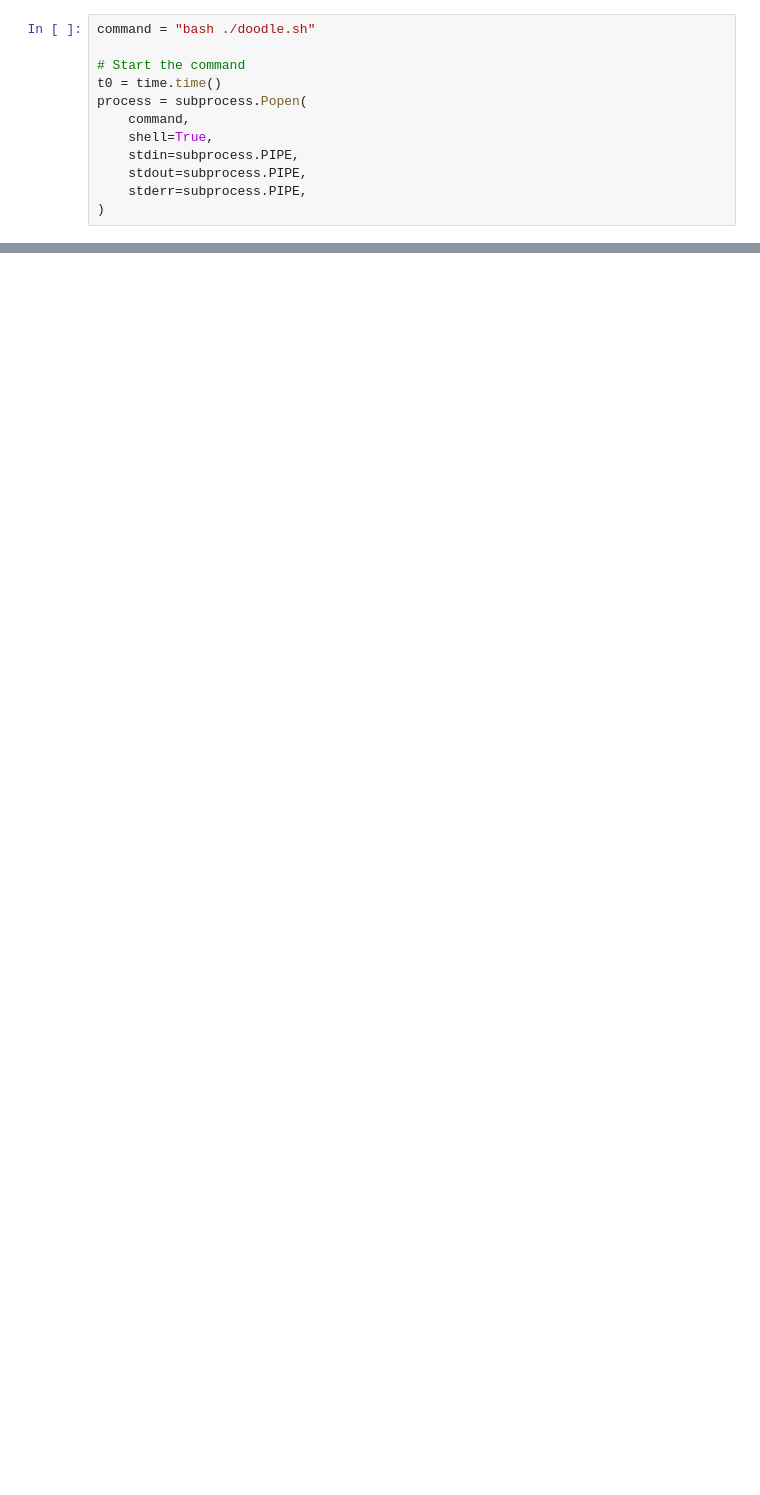
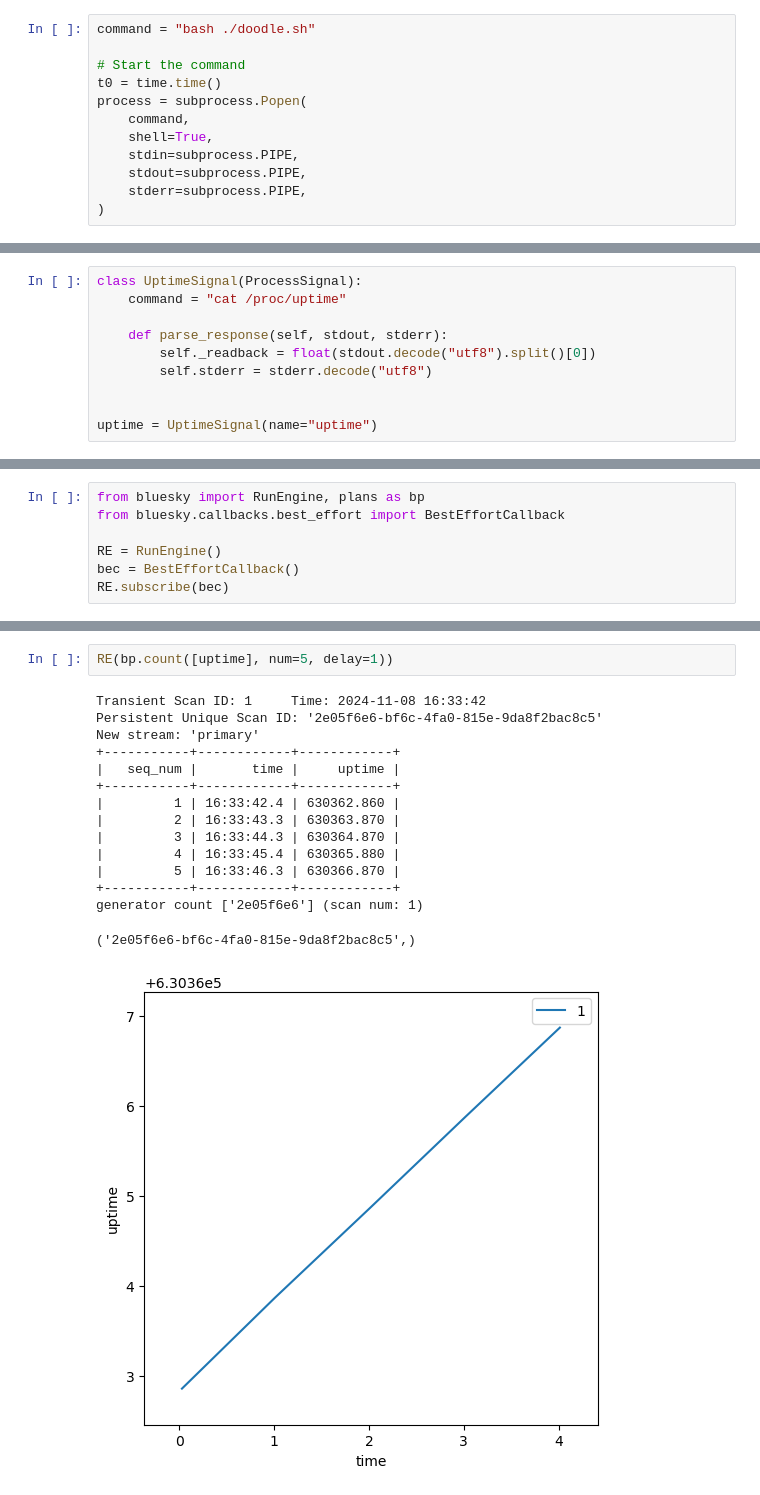
Before and after one commit to BCDA-APS/bluesky_training, a Jupyter notebook: docs/source/howto/_doodle.ipynb, the cells around one changed output, grey strips where cells are left out. Saved outputs shown, nothing was run; the diff lists cells and outputs as text; blank space fills up the shorter version.

Commit message:
Update Linux command as Signal HOWTO (#331)
* MNT #328 add optional time to shell script

* DOC #328 finish refactor

* DOC #328 remove commented code

* DOC #328 local review

```diff
--- a/docs/source/howto/_doodle.ipynb
+++ b/docs/source/howto/_doodle.ipynb
@@ -308,0 +216,10 @@ Looks like we got the output from the bash shell script.
+# %%
+class UptimeSignal(ProcessSignal):
+    command = "cat /proc/uptime"
+
+    def parse_response(self, stdout, stderr):
+        self._readback = float(stdout.decode("utf8").split()[0])
+        self.stderr = stderr.decode("utf8")
+
+
+uptime = UptimeSignal(name="uptime")
@@ -308,0 +231,7 @@ Looks like we got the output from the bash shell script.
+# %%
+from bluesky import RunEngine, plans as bp
+from bluesky.callbacks.best_effort import BestEffortCallback
+
+RE = RunEngine()
+bec = BestEffortCallback()
+RE.subscribe(bec)
@@ -308,0 +244,18 @@ Looks like we got the output from the bash shell script.
+# %%
+RE(bp.count([uptime], num=5, delay=1))
+# %% [output]
+Transient Scan ID: 1     Time: 2024-11-08 16:33:42
+Persistent Unique Scan ID: '2e05f6e6-bf6c-4fa0-815e-9da8f2bac8c5'
+New stream: 'primary'
++-----------+------------+------------+
+|   seq_num |       time |     uptime |
++-----------+------------+------------+
+|         1 | 16:33:42.4 | 630362.860 |
+|         2 | 16:33:43.3 | 630363.870 |
+|         3 | 16:33:44.3 | 630364.870 |
+|         4 | 16:33:45.4 | 630365.880 |
+|         5 | 16:33:46.3 | 630366.870 |
++-----------+------------+------------+
+generator count ['2e05f6e6'] (scan num: 1)
+('2e05f6e6-bf6c-4fa0-815e-9da8f2bac8c5',)
+[figure, added]
```
Also changed, not shown: parts of 50 cells of this notebook, 1 other file.
